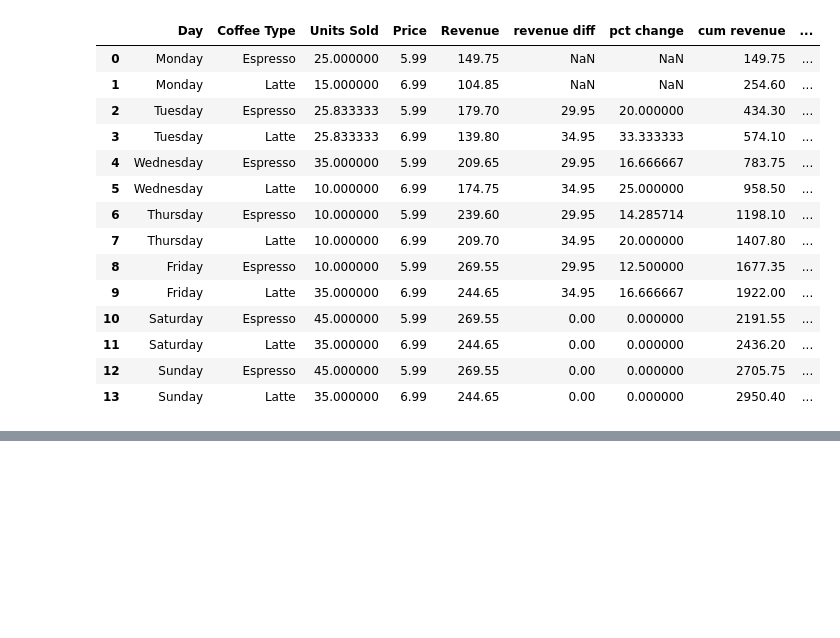
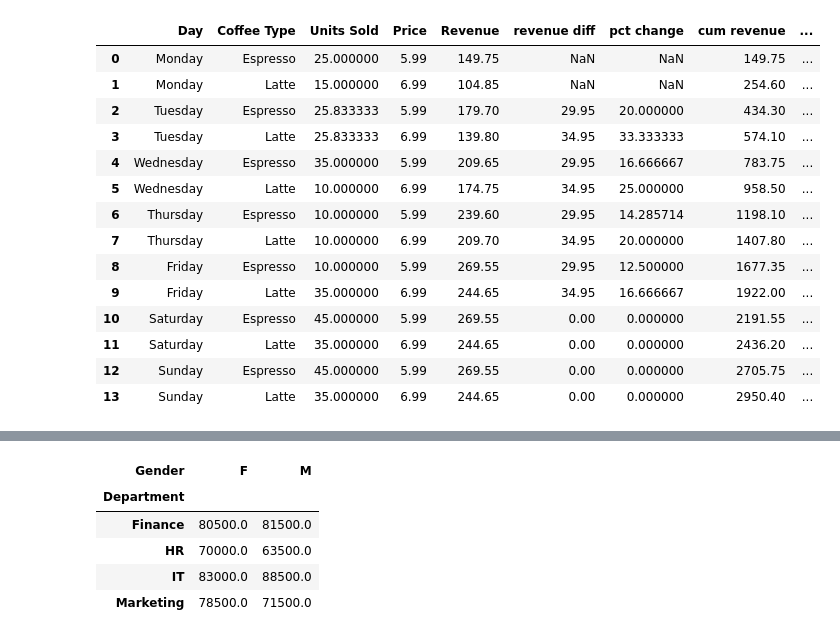
Before and after one commit to mus9090/pandas-practice, a Jupyter notebook: 01-basics.ipynb, the cells around one changed output, grey strips where cells are left out. Saved outputs shown, nothing was run; the diff lists cells and outputs as text; code cells hidden in the pictures; blank space fills up the shorter version.

```diff
--- a/01-basics.ipynb
+++ b/01-basics.ipynb
@@ -1284,0 +1329,9 @@ coffee
+# %%
+company.pivot_table(index="Department", columns="Gender", values="Salary", aggfunc="mean")
+# %% [output]
+| Gender | F | M |
+| Department |  |  |
+| Finance | 80500.0 | 81500.0 |
+| HR | 70000.0 | 63500.0 |
+| IT | 83000.0 | 88500.0 |
+| Marketing | 78500.0 | 71500.0 |
```
Also changed, not shown: parts of 6 cells of this notebook, 1 other file.
